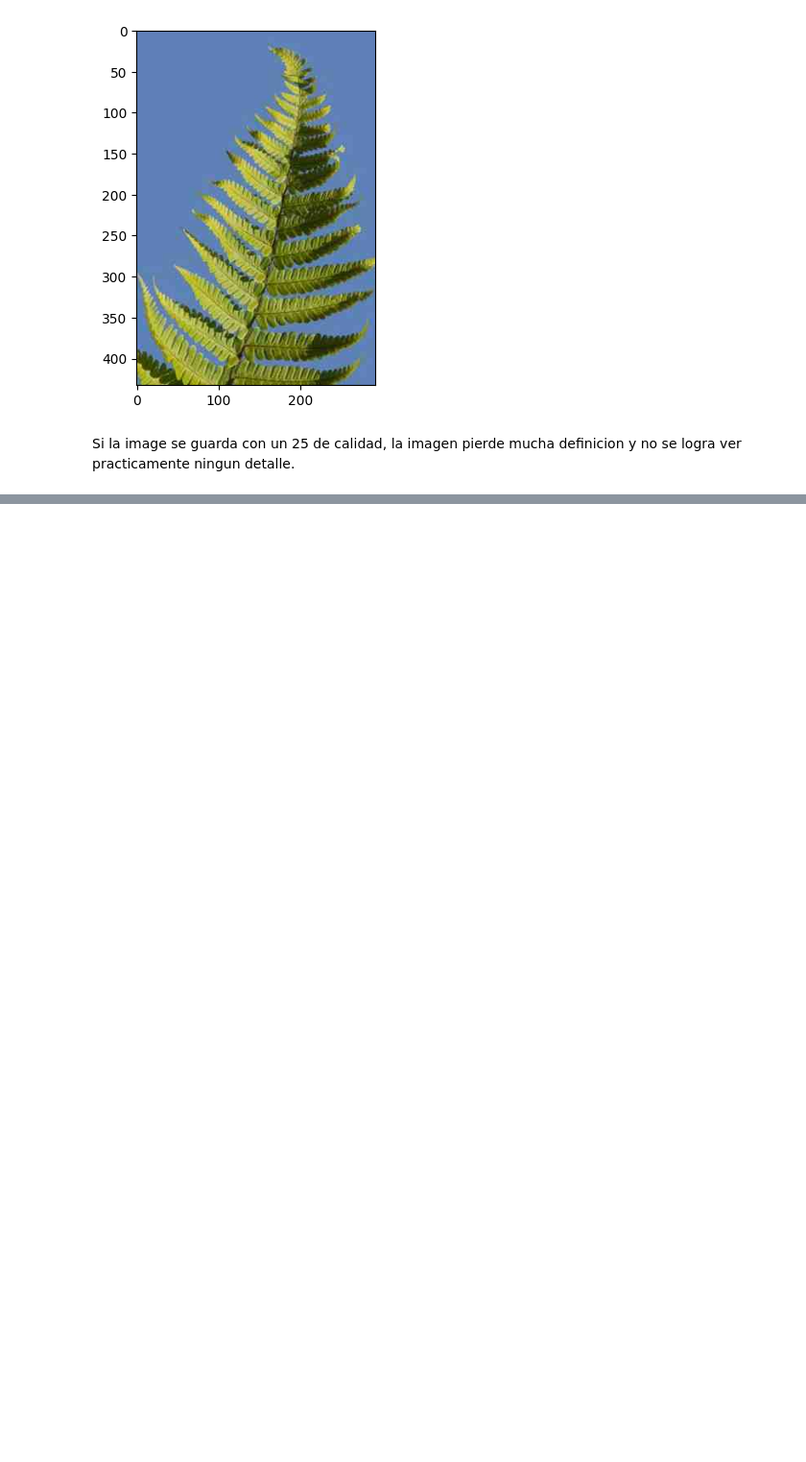
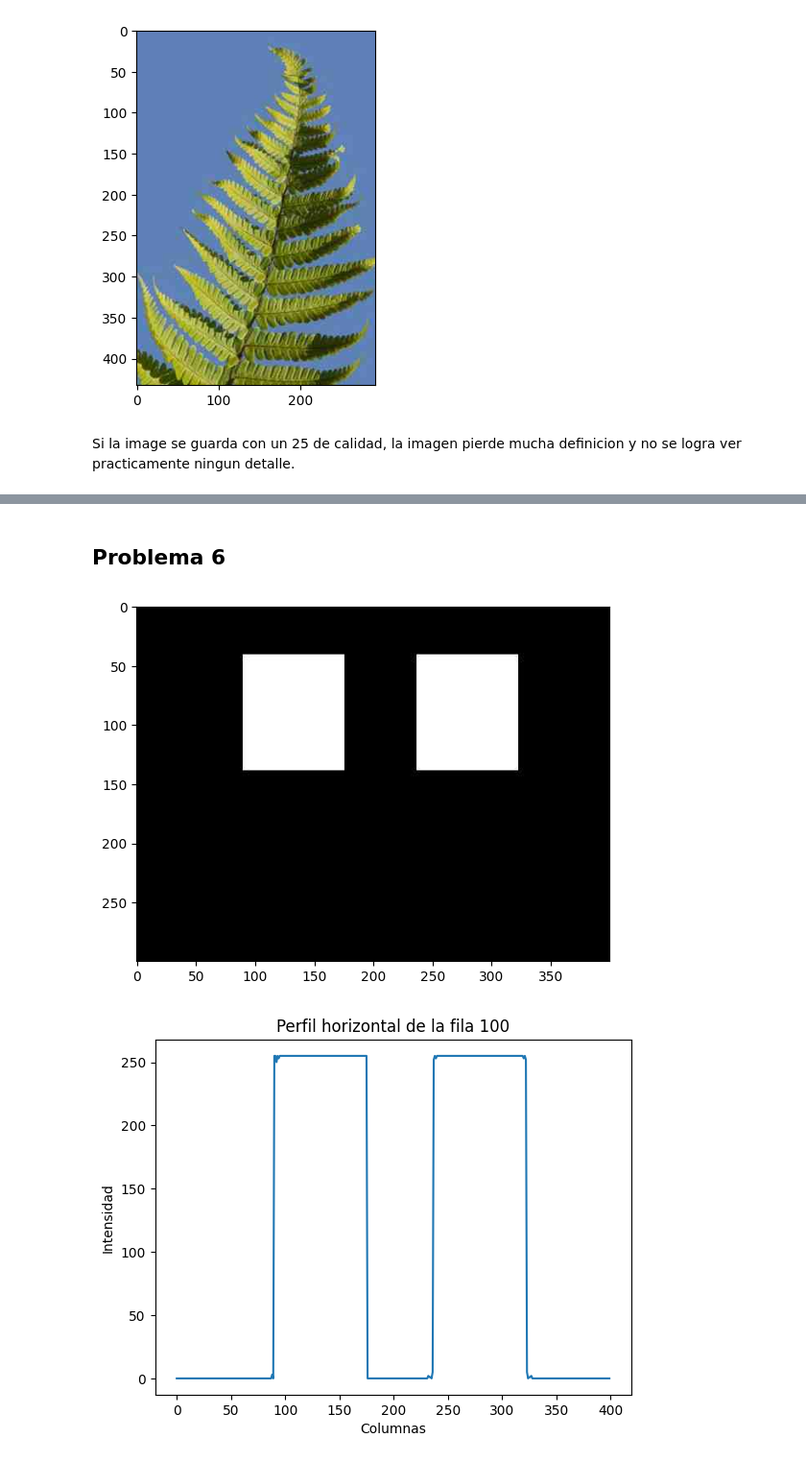
Before and after one commit to agusserraalh/TDI, a Jupyter notebook: guia1/Guia1.ipynb, the cells around one changed output, grey strips where cells are left out. Shown at 96% size. Cells and saved outputs as stored; diff of their text form; code cells hidden in the pictures; blank space fills up the shorter version.

```diff
--- a/guia1/Guia1.ipynb
+++ b/guia1/Guia1.ipynb
@@ -200,0 +254,36 @@ Si la image se guarda con un 25 de calidad, la imagen pierde mucha definicion y
+# %% [markdown]
+## Problema 6
+# %%
+from PIL import Image
+import numpy as np
+import matplotlib.pyplot as plt
+import pickle
+
+# Cargar la imagen
+image = Image.open("twobox.jpg")
+
+# Convertir a escala de grises
+gray_image = image.convert("L")
+
+# Mostrar la imagen en escala de grises
+plt.imshow(gray_image, cmap='gray')
+plt.axis('on')
+plt.show()
+
+# Obtener el perfil horizontal de la fila 100
+profile_row = 100
+profile = np.array(gray_image)[profile_row]
+
+# Mostrar el perfil horizontal
+plt.plot(profile)
+plt.title(f'Perfil horizontal de la fila {profile_row}')
+plt.xlabel('Columnas')
+plt.ylabel('Intensidad')
+plt.show()
+
+# Guardar el perfil en un archivo usando pickle
+with open("profile_row_100.pkl", "wb") as f:
+    pickle.dump(profile, f)
+# %% [output]
+[figure, added]
+[figure, added]
```
Also changed, not shown: parts of 30 cells of this notebook, 41 other files.
